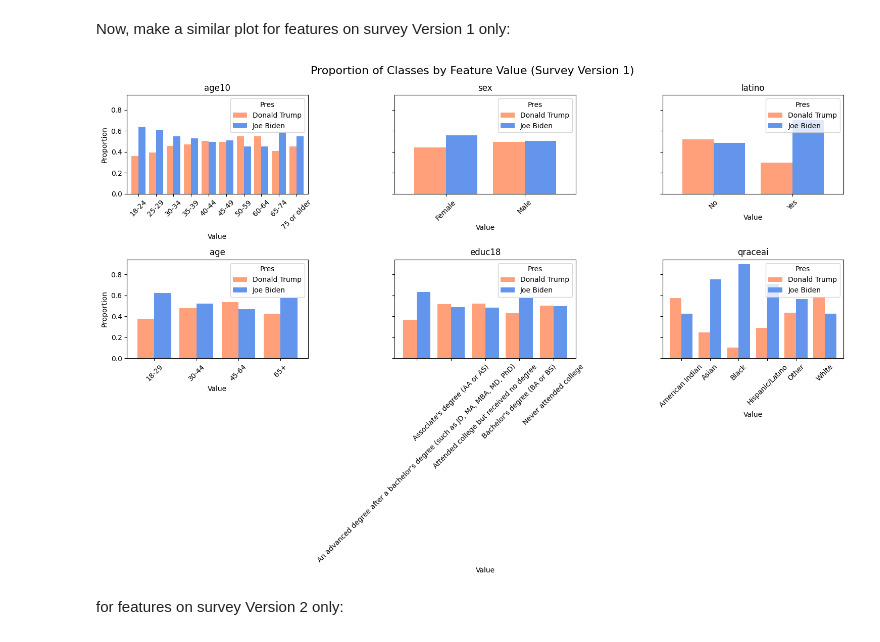
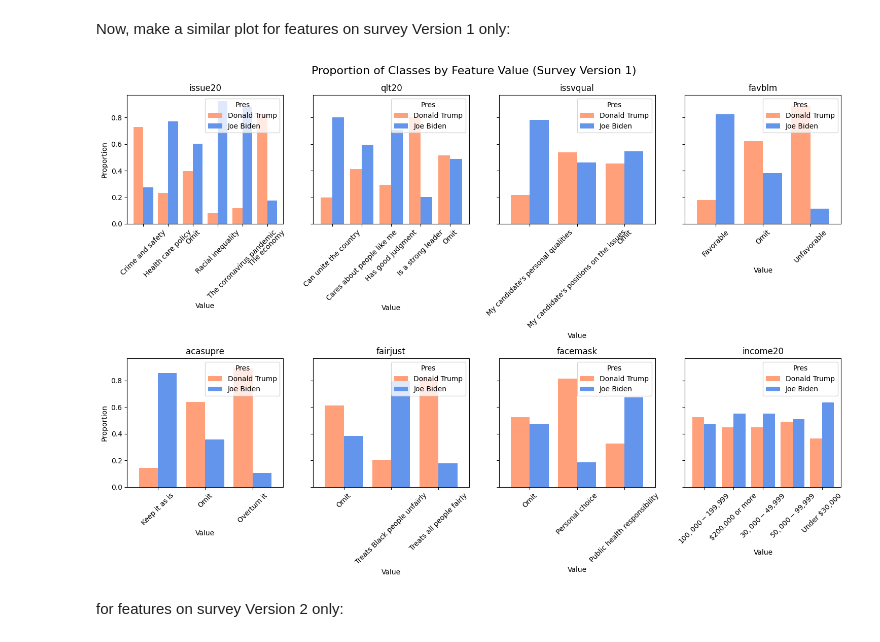
Before and after one commit to sanchoo1/coo, a Jupyter notebook: notebooks/6-knn-voter-classification-2020-hw.ipynb, the cells around one changed output. Saved outputs shown, nothing was run; the diff lists cells and outputs as text; code cells hidden in the pictures.

```diff
--- a/notebooks/6-knn-voter-classification-2020-hw.ipynb
+++ b/notebooks/6-knn-voter-classification-2020-hw.ipynb
@@ -1241,38 +1222,35 @@ Now, make a similar plot for features on survey Version 1 only:
 # %%
 # TODO - plot the proportion of samples in each class, for each value of the feature,
 # for each of the features that are only on survey Version 1
 version_1_data = df[df['version'] == 'Version 1']
 
-# Define the features and classes
-features = ['age10', 'sex', 'latino', 'age', 'educ18', 'qraceai']
+features = ['issue20', 'qlt20', 'issvqual', 'favblm', 'acasupre', 'fairjust', 'facemask', 'income20']
 classes = version_1_data['pres'].unique()
 
-# Calculate proportions for features in Survey Version 1
 proportions = {}
 for feature in features:
     proportions[feature] = (
         version_1_data.groupby([feature, 'pres']).size() /
         version_1_data.groupby(feature).size()
     ).unstack(fill_value=0)
 
-# Create the plot
-fig, axes = plt.subplots(nrows=2, ncols=3, figsize=(15, 10), sharey=True)
+fig, axes = plt.subplots(nrows=2, ncols=4, figsize=(15, 10), sharey=True)
 
 axes = axes.flatten()
 
 for i, feature in enumerate(features):
     ax = axes[i]
     proportions[feature].plot(kind='bar', ax=ax, color=['#FFA07A', '#6495ED'], width=0.8)
     ax.set_title(feature)
     ax.set_ylabel('Proportion')
     ax.set_xlabel('Value')
     ax.legend(title='Pres', loc='upper right')
     ax.tick_params(axis='x', rotation=45)
 
 plt.tight_layout()
 plt.suptitle('Proportion of Classes by Feature Value (Survey Version 1)', y=1.02, fontsize=16)
 plt.show()
 # %% [output]
-[figure, old version]
+[figure, new version]
 # %% [markdown]
 for features on survey Version 2 only:
```
Also changed, not shown: parts of 14 cells of this notebook.
